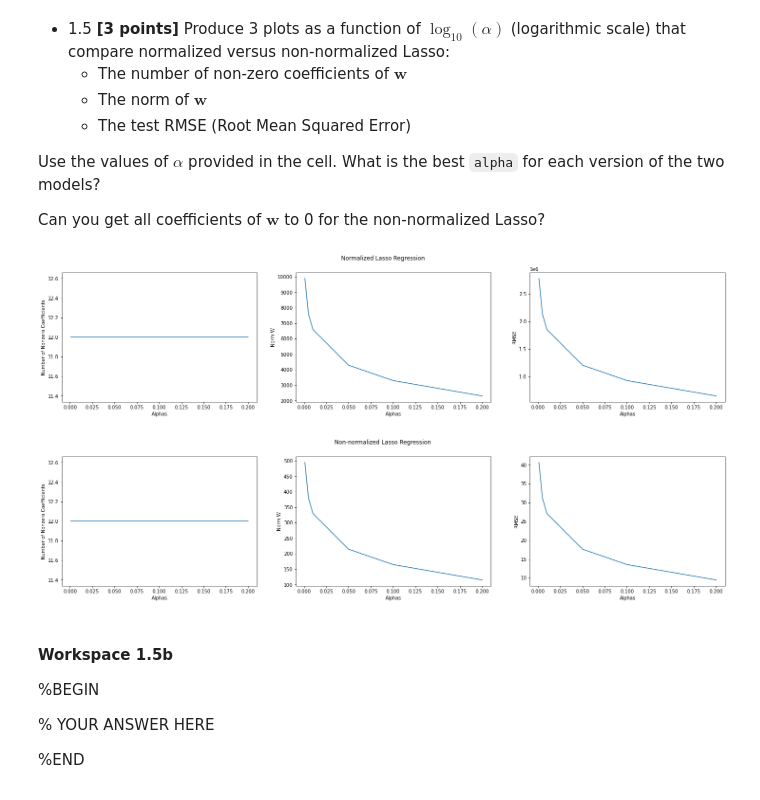
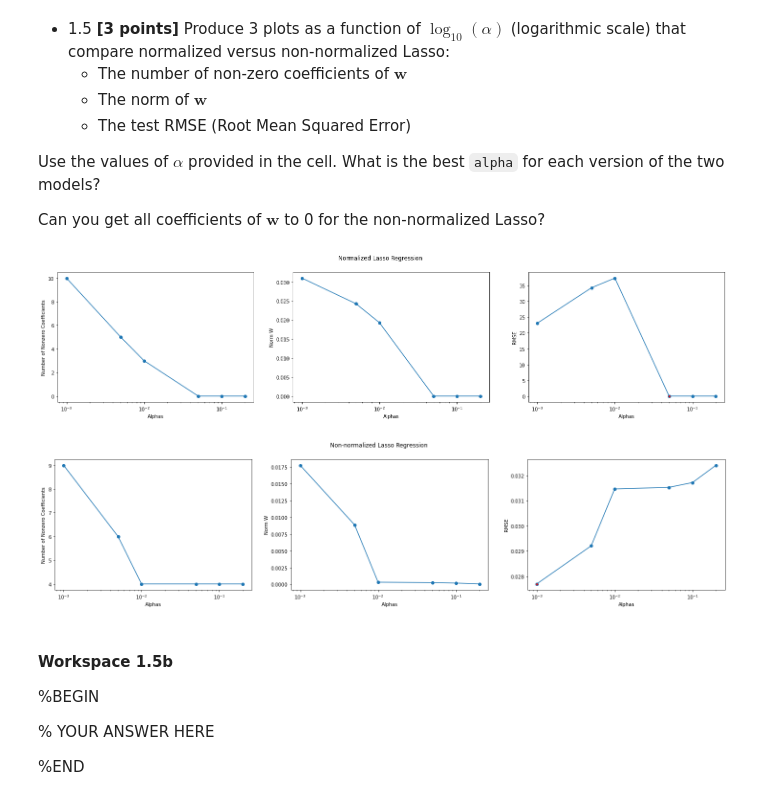
Before and after one commit to brianmoral/ML, a Jupyter notebook: Problem_Sets/Set-3/PS3-Brian-Morales.ipynb, the cells around one changed output. Saved outputs shown, nothing was run; the diff lists cells and outputs as text; code cells hidden in the pictures.

Commit message:
Fixed my graphs to proble 1

```diff
--- a/Problem_Sets/Set-3/PS3-Brian-Morales.ipynb
+++ b/Problem_Sets/Set-3/PS3-Brian-Morales.ipynb
@@ -421,8 +435,8 @@ rmse_arry = np.zeros(len(alphas))
 rmse_non_norm_arry = np.zeros(len(alphas))
 
 for _, alpha in enumerate(alphas):
-    norm_lasso = Lasso(np.log10(alpha), normalize=True)
-    non_norm_lasso = Lasso(np.log10(alpha), normalize = False)
+    norm_lasso = Lasso(alpha, normalize=True)
+    non_norm_lasso = Lasso(alpha, normalize = False)
     num_coef, norm_w = norm_lasso.fit(house_prices.X_train, house_prices.y_train)
     num_nonzer_coef_non_norm , norm_w_non_norm = non_norm_lasso.fit(house_prices.X_train, house_prices.y_train)
     rmse = norm_lasso.evaluate(house_prices.X_test, house_prices.y_test)
@@ -431,41 +445,53 @@ for _, alpha in enumerate(alphas):
     num_nonzero_coef_arry[_] = num_coef
     norm_w_arry[_] = norm_w
 
     num_nonzero_coef_non_norm_arry[_] = num_nonzer_coef_non_norm
     norm_w_non_norm_array[_] = norm_w_non_norm
 
     rmse_arry[_] = rmse
     rmse_non_norm_arry[_] = rmse_non_norm
 
 fig, (ax1, ax2, ax3) = plt.subplots(1, 3)
 fig.suptitle("Normalized Lasso Regression")
 ax1.set_xlabel('Alphas')
 ax1.set_ylabel('Number of Nonzero Coefficients')
-ax1.plot(alphas, num_nonzero_coef_arry)
+ax1.set_xscale('log')
+ax1.plot(alphas, num_nonzero_coef_arry, marker = 'o')
+
 ax2.set_xlabel('Alphas')
+ax2.set_xscale('log')
 ax2.set_ylabel('Norm W')
-ax2.plot(alphas, norm_w_arry)
+ax2.plot(alphas, norm_w_arry, marker = 'o')
+
 ax3.set_xlabel('Alphas')
+ax3.set_xscale('log')
 ax3.set_ylabel('RMSE')
-ax3.plot(alphas, rmse_arry)
+ax3.plot(alphas, rmse_arry, marker = 'o')
+ax3.plot(alphas[np.argmin(rmse_arry)], np.min(rmse_arry), '.', color = 'red')
 plt.show()
 
 fig, (ax1, ax2, ax3) = plt.subplots(1, 3)
 fig.suptitle("Non-normalized Lasso Regression")
 ax1.set_xlabel('Alphas')
+ax1.set_xscale('log')
 ax1.set_ylabel('Number of Nonzero Coefficients')
-ax1.plot(alphas, num_nonzero_coef_non_norm_arry)
+ax1.plot(alphas, num_nonzero_coef_non_norm_arry, marker = 'o')
+
 ax2.set_xlabel('Alphas')
+ax2.set_xscale('log')
 ax2.set_ylabel('Norm W')
-ax2.plot(alphas, norm_w_non_norm_array)
+ax2.plot(alphas, norm_w_non_norm_array, marker = 'o')
+
 ax3.set_xlabel('Alphas')
+ax3.set_xscale('log')
 ax3.set_ylabel('RMSE')
-ax3.plot(alphas, rmse_non_norm_arry)
+ax3.plot(alphas, rmse_non_norm_arry, marker = 'o')
+ax3.plot(alphas[np.argmin(rmse_non_norm_arry)], np.min(rmse_non_norm_arry), '.', color = 'red')
 plt.show()
 #END
 # %% [output]
-[figure, old version]
+[figure, new version]
-[figure, old version]
+[figure, new version]
 # %% [markdown]
 #### Workspace 1.5b
 %BEGIN
```
Also changed, not shown: parts of 2 cells of this notebook.
